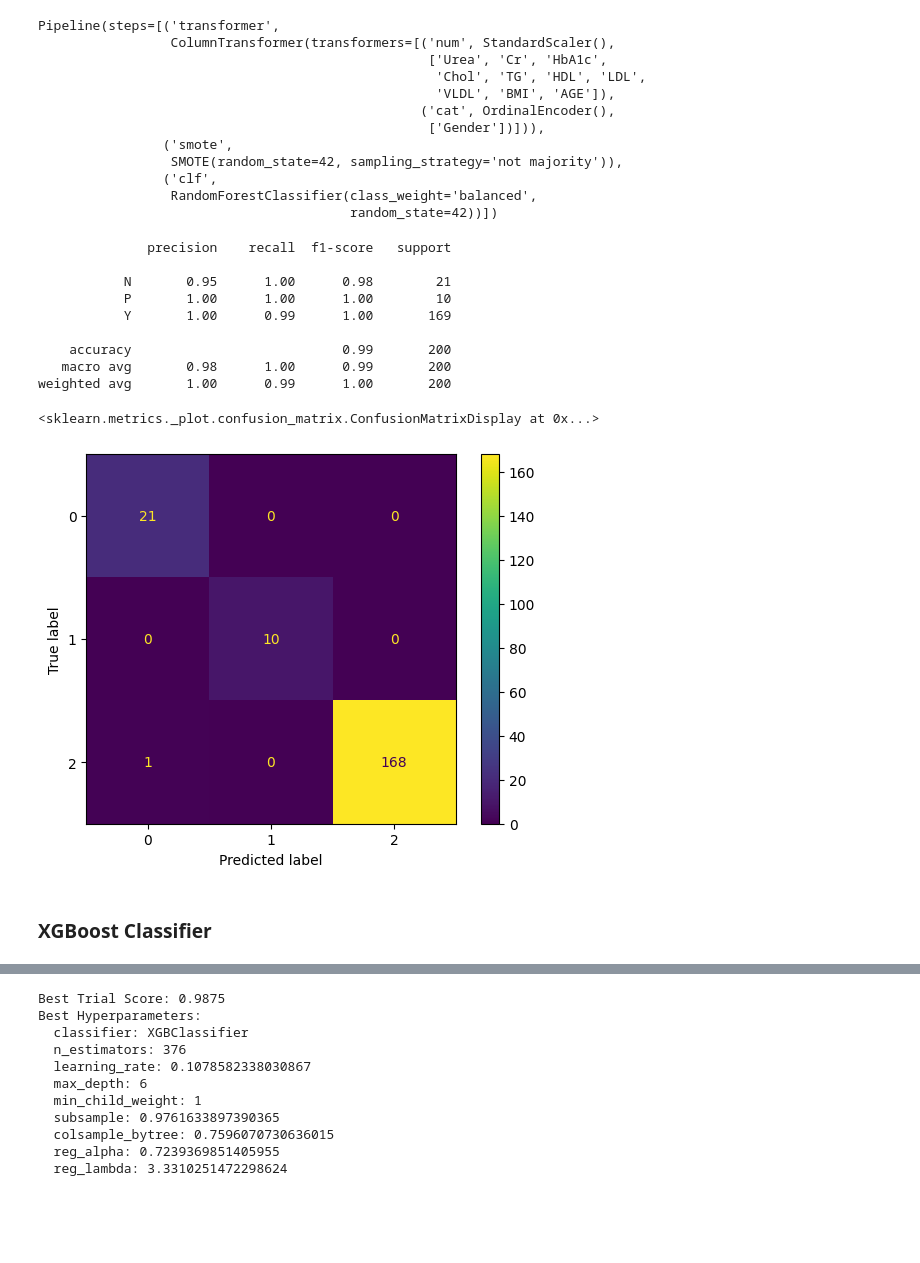
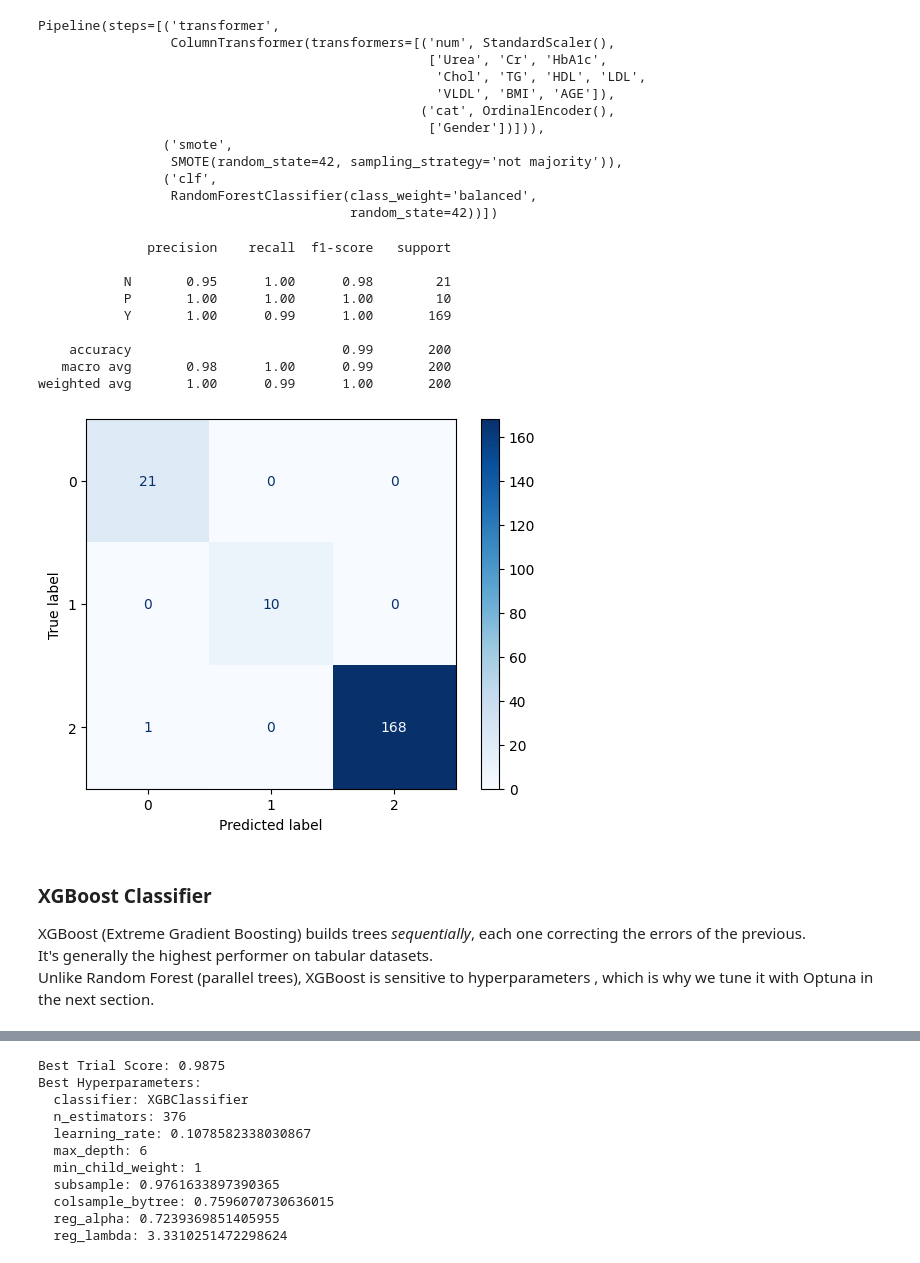
Before and after one commit to aakritip15/diabetes-prediction, a Jupyter notebook: notebook/modeling_classification.ipynb, the cells around one changed output, grey strips where cells are left out. Drawn from its saved outputs; the diff is of its cells as text; code cells hidden in the pictures; blank space fills up the shorter version.

```diff
--- a/notebook/modeling_classification.ipynb
+++ b/notebook/modeling_classification.ipynb
@@ -265,5 +298,5 @@ weighted avg       0.99      0.99      0.99       200
 # %%
-clf_complex = DecisionTreeClassifier( random_state=42, max_depth=15, min_samples_split=8)
+clf_complex = DecisionTreeClassifier( random_state=42, max_depth=20, min_samples_split=8)
 
 train_pipe_dt = ImbPipeline(
     steps=[
@@ -333,21 +370,26 @@ Pipeline(steps=[('transformer',
 # %%
 y_pred_test = rf_pipe.predict(X_test)
 print(classification_report(y_test_processed, y_pred_test, target_names=['N','P','Y']))
-ConfusionMatrixDisplay.from_estimator(rf_pipe, X_test, y_test_processed)
+ConfusionMatrixDisplay.from_estimator(rf_pipe, X_test, y_test_processed,cmap='Blues')
+plt.savefig('../outputs/classification/rf_confusion_matrix.png', dpi=150, bbox_inches='tight')
 # %% [output]
               precision    recall  f1-score   support
 
            N       0.95      1.00      0.98        21
            P       1.00      1.00      1.00        10
            Y       1.00      0.99      1.00       169
 
     accuracy                           0.99       200
    macro avg       0.98      1.00      0.99       200
 weighted avg       1.00      0.99      1.00       200
-<sklearn.metrics._plot.confusion_matrix.ConfusionMatrixDisplay at 0x...>
-[figure, old version]
+[figure, new version]
 # %% [markdown]
 ### XGBoost Classifier
+
+
+XGBoost (Extreme Gradient Boosting) builds trees *sequentially*, each one correcting the errors of the previous.
+It's generally the highest performer on tabular datasets.
+Unlike Random Forest (parallel trees), XGBoost is sensitive to hyperparameters , which is why we tune it with Optuna in the next section.
 # %%
 xgb_clf = XGBClassifier(eval_metric='mlogloss', random_state=42, )
 
```
Also changed, not shown: parts of 21 cells of this notebook, 31 other files.
